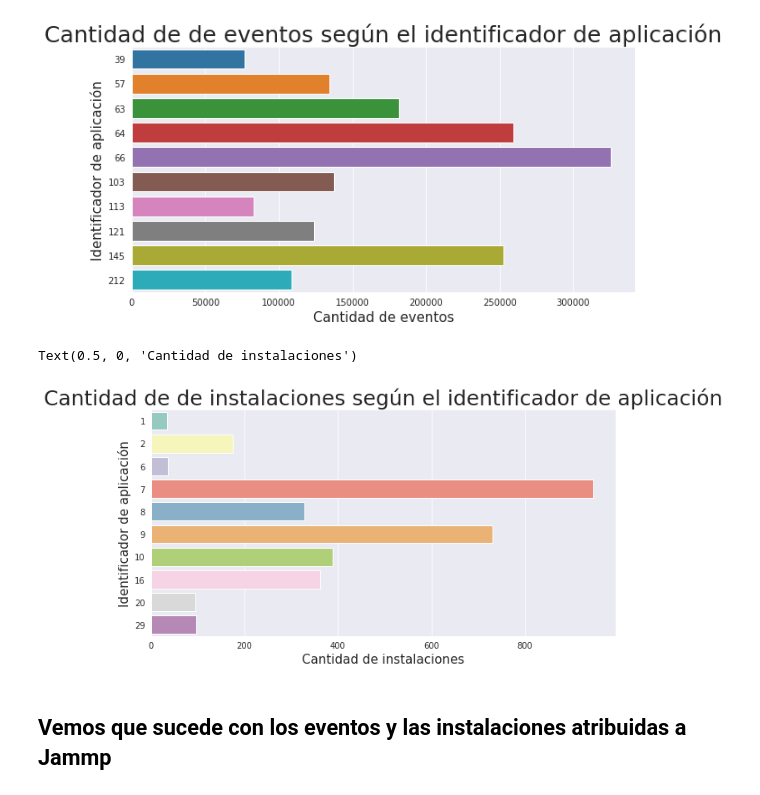
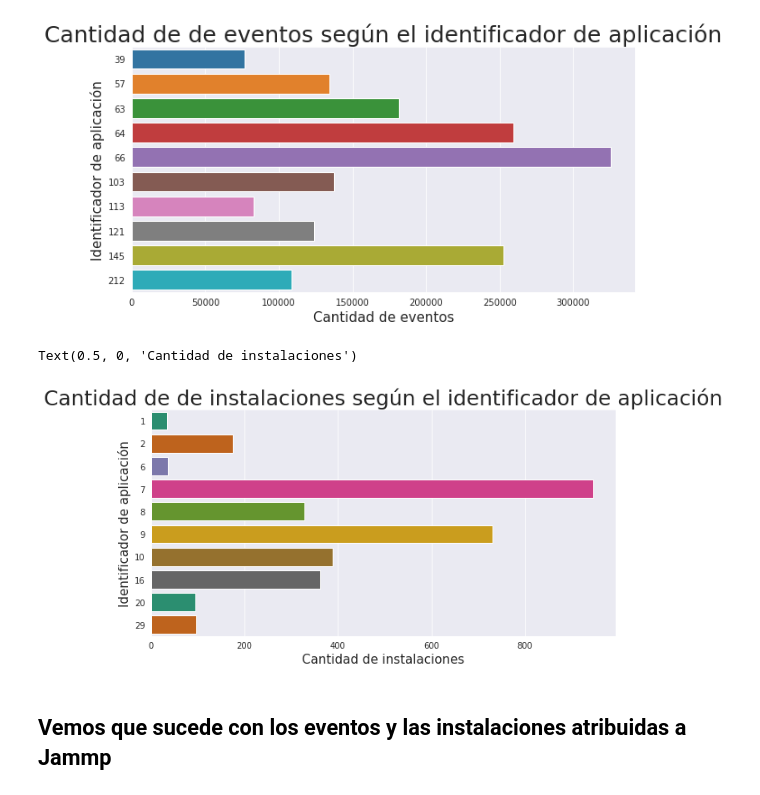
Before and after one commit to EscobarMariaSol/Organizacion-de-datos, a Jupyter notebook: TP1-Primeras-Pruebas.ipynb, the cells around one changed output. Drawn from its saved outputs; the diff is of its cells as text; code cells hidden in the pictures.

```diff
--- a/TP1-Primeras-Pruebas.ipynb
+++ b/TP1-Primeras-Pruebas.ipynb
@@ -351,13 +351,13 @@ apps_populares_inst = inst["application_id"].value_counts().nlargest(10)
 # %%
 plt.figure(figsize=(10,5))
 sns.set_style('darkgrid')
-grf3 = sns.barplot(x = apps_populares_inst.values, y = apps_populares_inst.index, orient = 'h', palette = 'Set3')
+grf3 = sns.barplot(x = apps_populares_inst.values, y = apps_populares_inst.index, orient = 'h', palette = 'Dark2')
 grf3.set_title("Cantidad de de instalaciones según el identificador de aplicación", fontsize = 25)
 grf3.set_ylabel("Identificador de aplicación", fontsize = 15)
 grf3.set_xlabel("Cantidad de instalaciones", fontsize = 15)
 # %% [output]
 Text(0.5, 0, 'Cantidad de instalaciones')
-[figure, old version]
+[figure, new version]
 # %% [markdown]
 ## Vemos que sucede con los eventos y las instalaciones atribuidas a Jammp
 # %%
```
Also changed, not shown: 1 other file.
